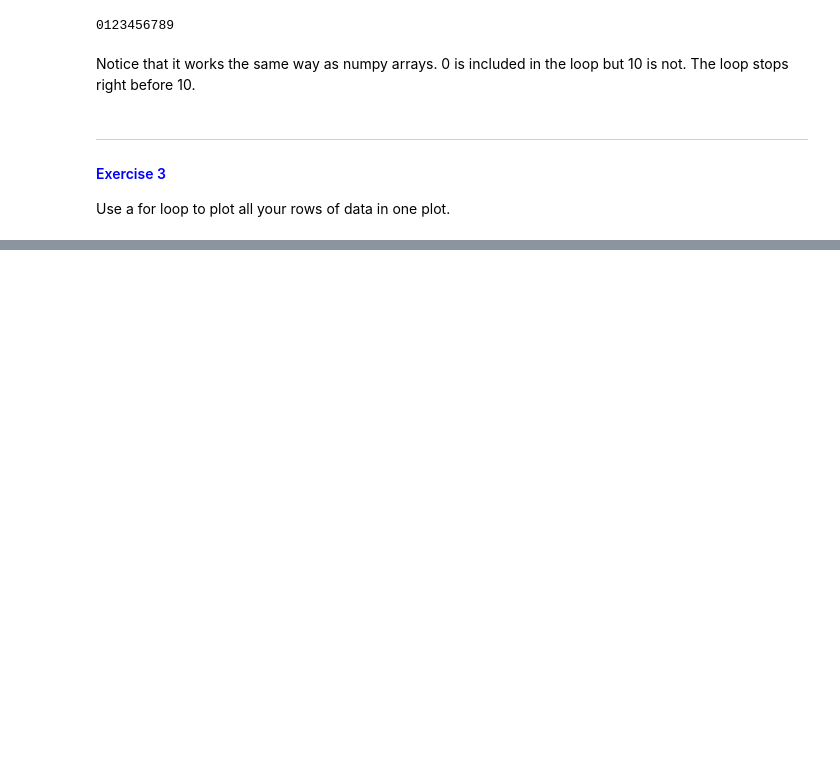
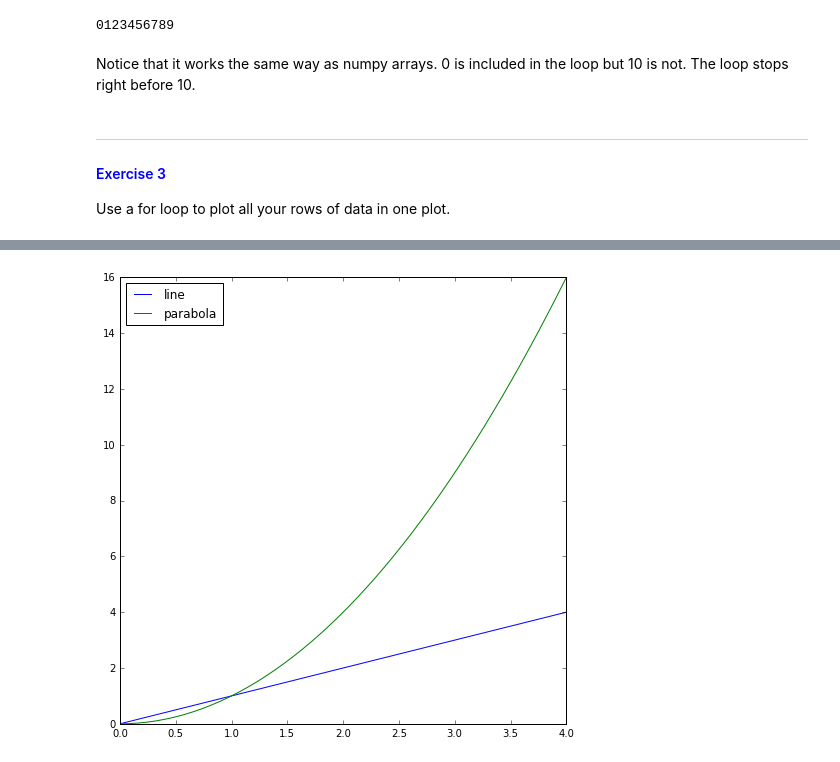
Before and after one commit to nicholas-sherer/Python-Workshop-Materials, a Jupyter notebook: Learning Programming by Analyzing E. Coli Growth.ipynb, the cells around one changed output, grey strips where cells are left out. Saved outputs shown, nothing was run; the diff lists cells and outputs as text; code cells hidden in the pictures; blank space fills up the shorter version.

```diff
--- a/Learning Programming by Analyzing E. Coli Growth.ipynb
+++ b/Learning Programming by Analyzing E. Coli Growth.ipynb
@@ -288,0 +295,8 @@ def windowedLineFit(x,y,start,stop):
+# %%
+x = np.linspace(0,4)
+plt.figure(figsize=(8,8)); #if we do this before plotting we can use the "figsize" keyword argument to make our plot bigger
+plt.plot(x, x, label='line');
+plt.plot(x, x**2, label='parabola');
+plt.legend(loc='upper left'); #the "loc" keyword argument
+# %% [output]
+[figure, added]
```
Also changed, not shown: parts of 29 cells of this notebook.
